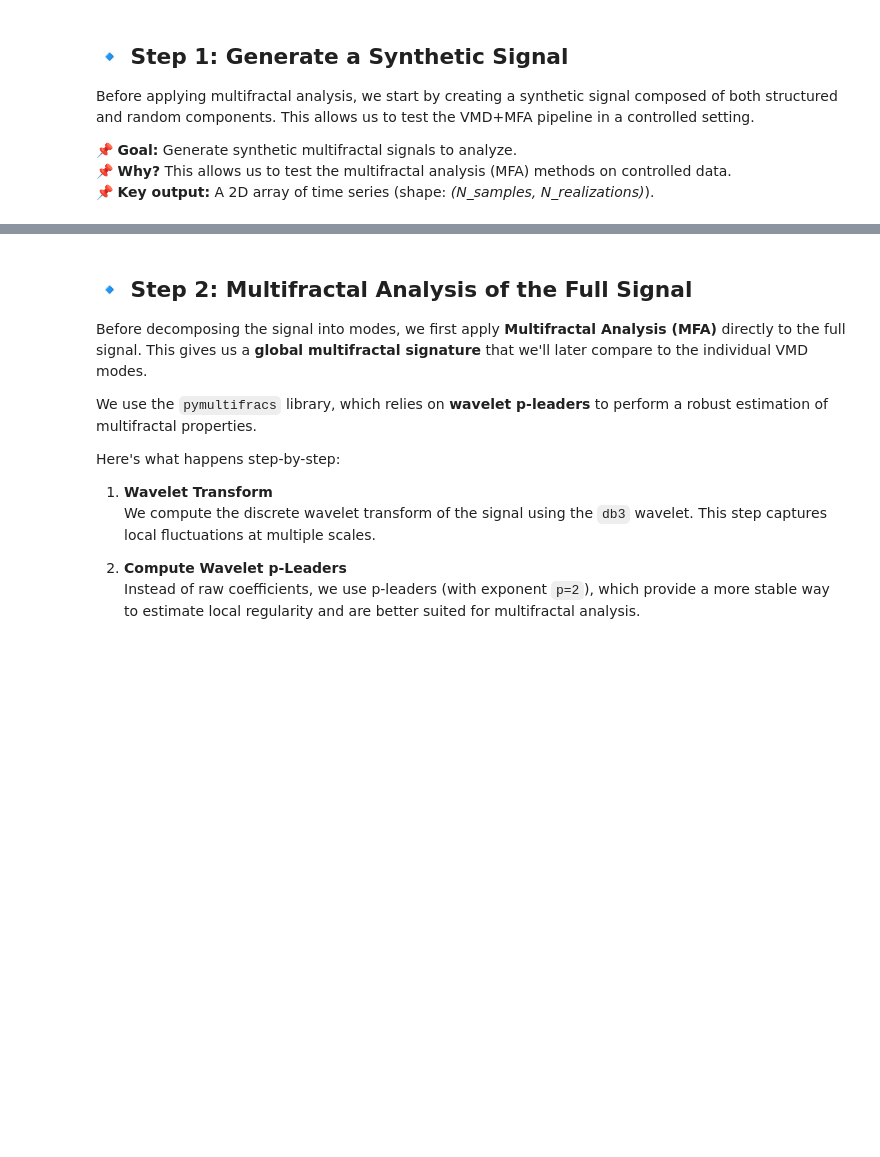
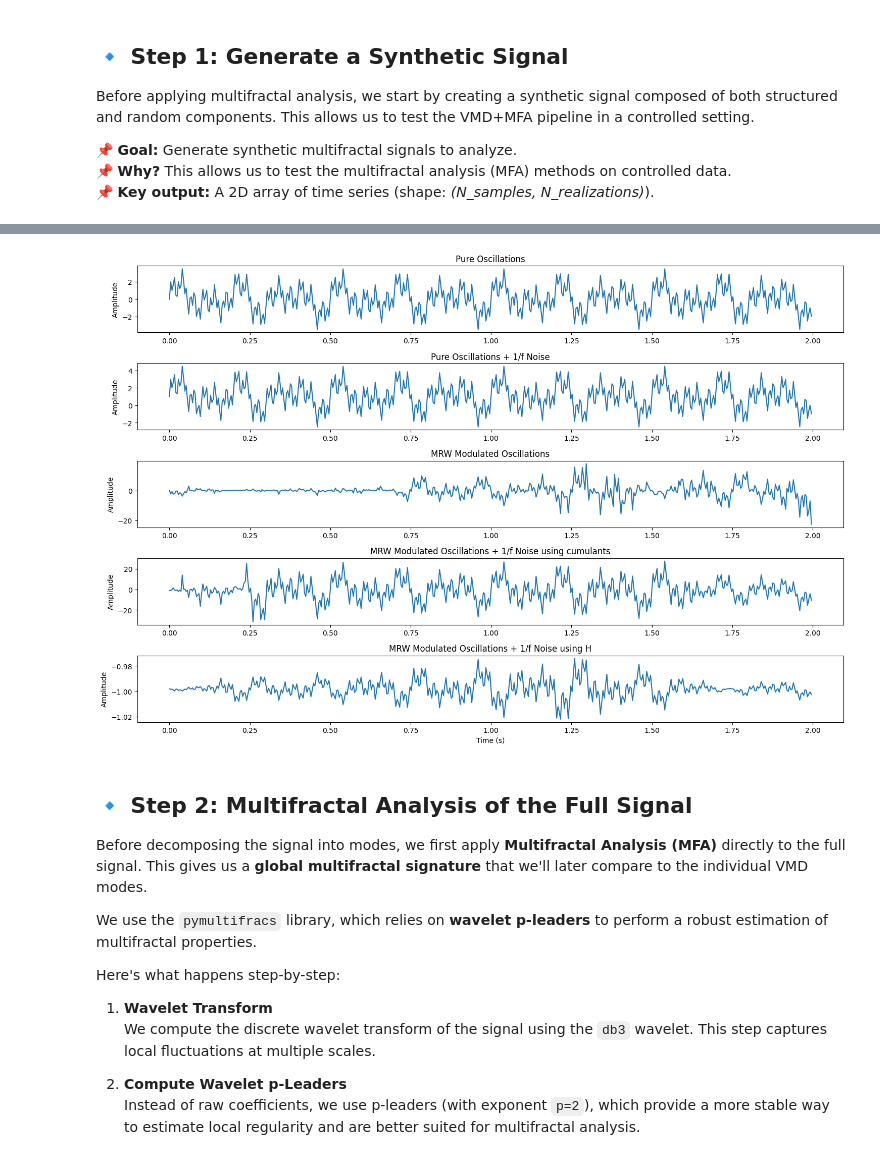
Before and after one commit to sbendimerad/mfa-internship, a Jupyter notebook: notebooks/01_vmd_mfa/01_vmd_mfa_simulated.ipynb, the cells around one changed output, grey strips where cells are left out. Drawn from its saved outputs; the diff is of its cells as text; code cells hidden in the pictures; blank space fills up the shorter version.

```diff
--- a/notebooks/01_vmd_mfa/01_vmd_mfa_simulated.ipynb
+++ b/notebooks/01_vmd_mfa/01_vmd_mfa_simulated.ipynb
@@ -48,3 +93,39 @@ X.shape
+# %%
+def plot_signals(signal_dicts, titles, fs=250, duration=2.0):
+    """
+    Plots multiple signals for comparison.
+
+    Parameters:
+    - signal_dicts: list of dictionaries containing signal data.
+    - titles: list of plot titles.
+    - fs: sampling frequency.
+    - duration: duration in seconds to plot.
+    """
+    n_samples_to_plot = int(fs * duration)
+    t = signal_dicts[0]['time'][:n_samples_to_plot]
+
+    plt.figure(figsize=(15, 10))
+    for i, (signal_dict, title) in enumerate(zip(signal_dicts, titles)):
+        plt.subplot(len(signal_dicts), 1, i + 1)
+        plt.plot(t, signal_dict['final_signal'][:n_samples_to_plot])
+        plt.title(title)
+        plt.ylabel("Amplitude")
+        if i == len(signal_dicts) - 1:
+            plt.xlabel("Time (s)")
+    plt.tight_layout()
+    plt.show()
+# %%
+# Call plotting function with your signals
+plot_signals(
+    [pure, pure_with_noise, mrw_modulated, mrw_modulated_with_noise,mrwH_modulated_with_noise],
+    ["Pure Oscillations",
+     "Pure Oscillations + 1/f Noise",
+     "MRW Modulated Oscillations",
+     "MRW Modulated Oscillations + 1/f Noise using cumulants",
+     "MRW Modulated Oscillations + 1/f Noise using H"]
+)
+# %% [output]
+[figure, added]
 # %% [markdown]
 ## 🔹 Step 2: Multifractal Analysis of the Full Signal
 
```
Also changed, not shown: parts of 5 cells of this notebook, 47 other files.
